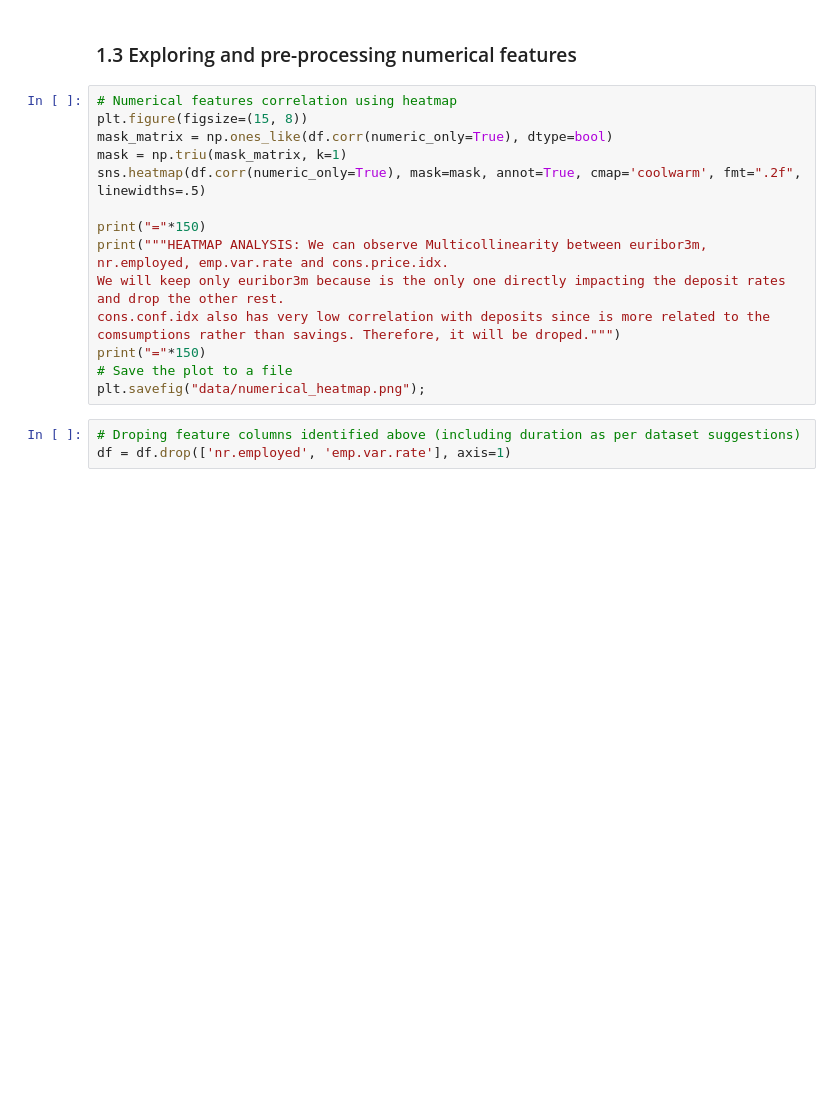
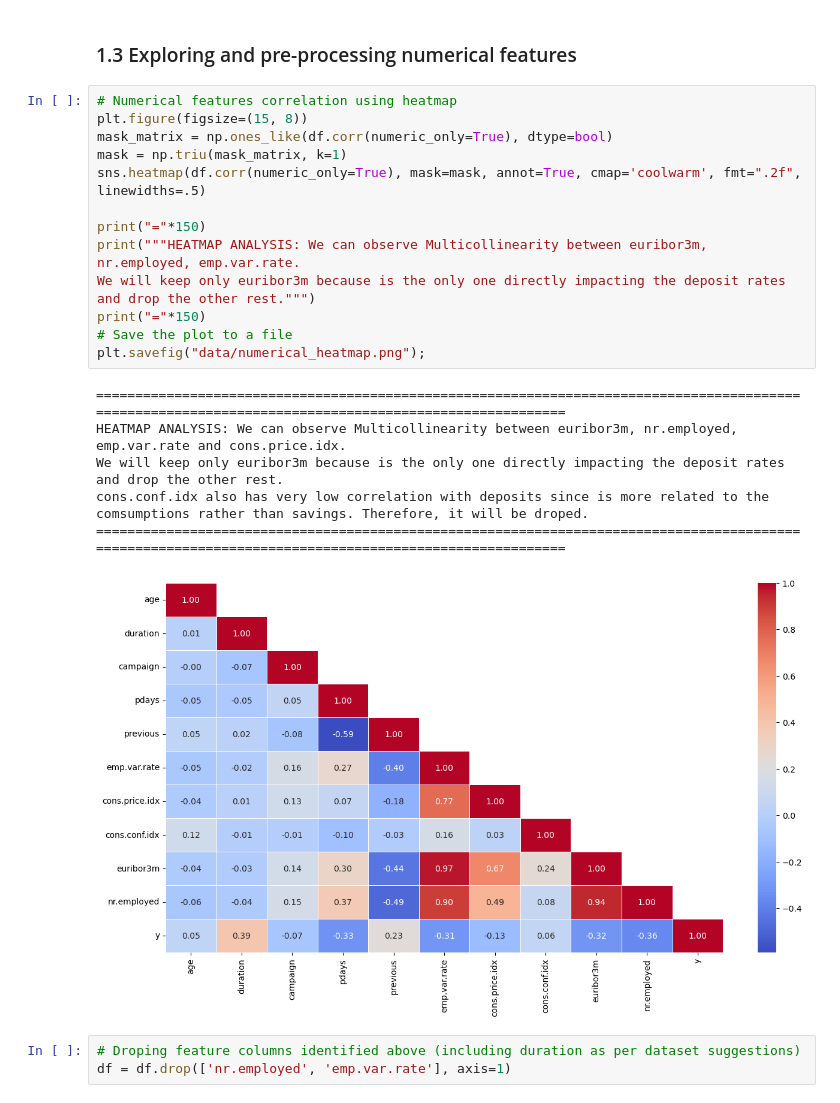
Before and after one commit to IULIAN-COSTEA/PA17_1, a Jupyter notebook: PA17_1.ipynb, the cells around one changed output. Saved outputs shown, nothing was run; the diff lists cells and outputs as text; blank space fills up the shorter version.

```diff
--- a/PA17_1.ipynb
+++ b/PA17_1.ipynb
@@ -180,17 +193,23 @@ df = df[~df['education'].isin(values_to_remove)] # remove "illiterate" and "unkn
 # %%
 # Numerical features correlation using heatmap
 plt.figure(figsize=(15, 8))
 mask_matrix = np.ones_like(df.corr(numeric_only=True), dtype=bool)
 mask = np.triu(mask_matrix, k=1)
 sns.heatmap(df.corr(numeric_only=True), mask=mask, annot=True, cmap='coolwarm', fmt=".2f", linewidths=.5)
 
 print("="*150)
-print("""HEATMAP ANALYSIS: We can observe Multicollinearity between euribor3m, nr.employed, emp.var.rate and cons.price.idx.
-We will keep only euribor3m because is the only one directly impacting the deposit rates and drop the other rest.
-cons.conf.idx also has very low correlation with deposits since is more related to the comsumptions rather than savings. Therefore, it will be droped.""")
+print("""HEATMAP ANALYSIS: We can observe Multicollinearity between euribor3m, nr.employed, emp.var.rate.
+We will keep only euribor3m because is the only one directly impacting the deposit rates and drop the other rest.""")
 print("="*150)
 # Save the plot to a file
 plt.savefig("data/numerical_heatmap.png");
+# %% [output]
+======================================================================================================================================================
+HEATMAP ANALYSIS: We can observe Multicollinearity between euribor3m, nr.employed, emp.var.rate and cons.price.idx.
+We will keep only euribor3m because is the only one directly impacting the deposit rates and drop the other rest.
+cons.conf.idx also has very low correlation with deposits since is more related to the comsumptions rather than savings. Therefore, it will be droped.
+======================================================================================================================================================
+[figure, added]
 # %%
 # Droping feature columns identified above (including duration as per dataset suggestions)
 df = df.drop(['nr.employed', 'emp.var.rate'], axis=1)
```
Also changed, not shown: parts of 23 cells of this notebook.
